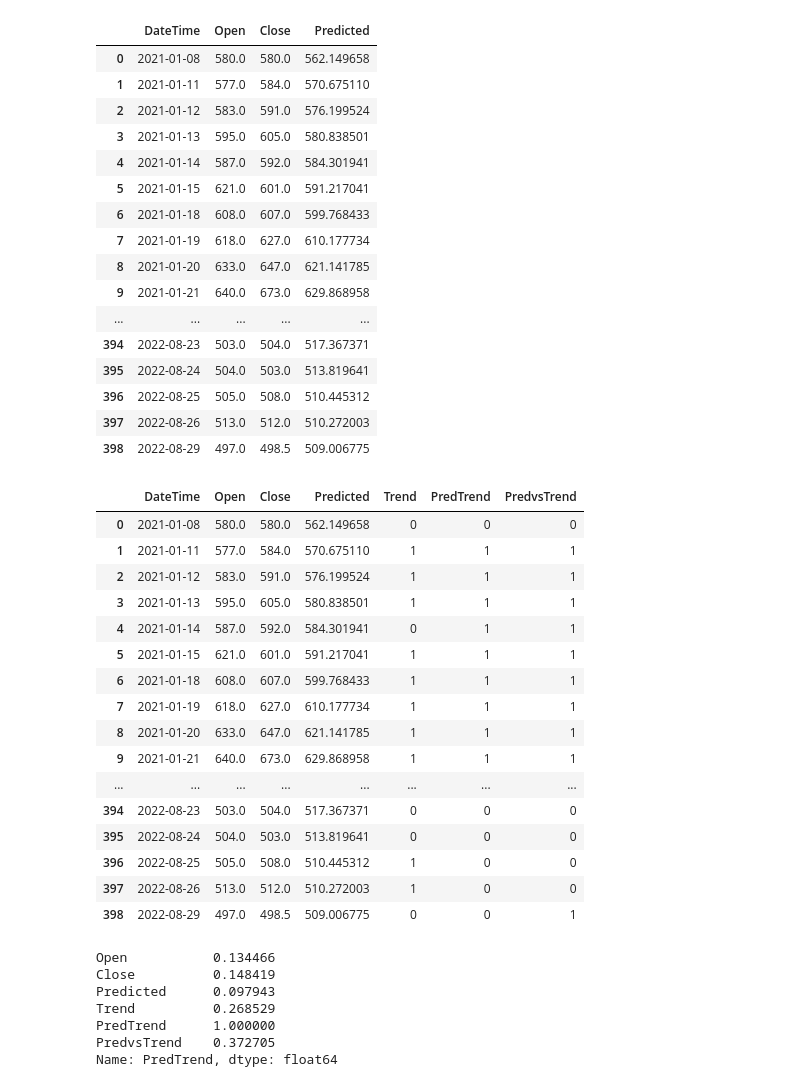
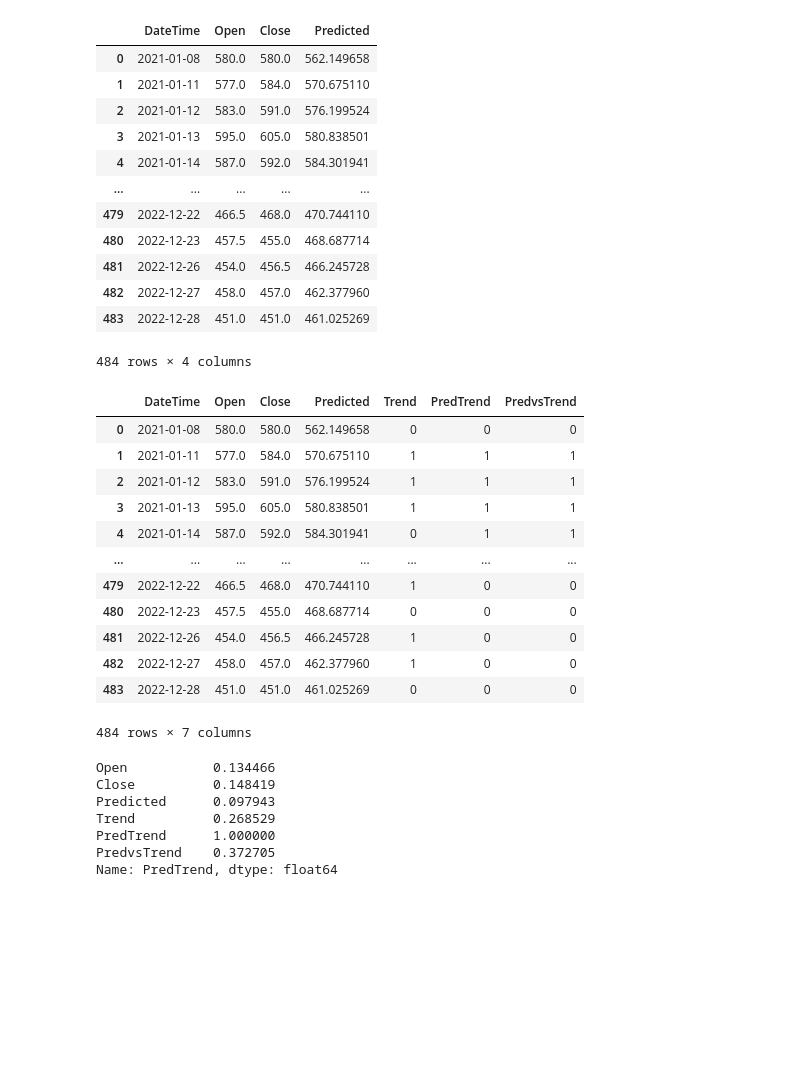
Before and after one commit to mikaiyen/stock-predict, a Jupyter notebook: save/profit.ipynb, the cells around one changed output. Cells and saved outputs as stored; diff of their text form; code cells hidden in the pictures; blank space fills up the shorter version.

```diff
--- a/save/profit.ipynb
+++ b/save/profit.ipynb
@@ -1,29 +1,25 @@
 # %%
 import pandas as pd
 import numpy as np
 pd.set_option('display.max_columns', None)
-pd.set_option('display.max_rows', None)
+# pd.set_option('display.max_rows', None)
 
 test = pd.read_csv('..\source\pred3.csv')
 test
 # %% [output]
 |  | DateTime | Open | Close | Predicted |
 | 0 | 2021-01-08 | 580.0 | 580.0 | 562.149658 |
 | 1 | 2021-01-11 | 577.0 | 584.0 | 570.675110 |
 | 2 | 2021-01-12 | 583.0 | 591.0 | 576.199524 |
 | 3 | 2021-01-13 | 595.0 | 605.0 | 580.838501 |
 | 4 | 2021-01-14 | 587.0 | 592.0 | 584.301941 |
-| 5 | 2021-01-15 | 621.0 | 601.0 | 591.217041 |
-| 6 | 2021-01-18 | 608.0 | 607.0 | 599.768433 |
-| 7 | 2021-01-19 | 618.0 | 627.0 | 610.177734 |
-| 8 | 2021-01-20 | 633.0 | 647.0 | 621.141785 |
-| 9 | 2021-01-21 | 640.0 | 673.0 | 629.868958 |
 | ... | ... | ... | ... | ... |
-| 394 | 2022-08-23 | 503.0 | 504.0 | 517.367371 |
-| 395 | 2022-08-24 | 504.0 | 503.0 | 513.819641 |
-| 396 | 2022-08-25 | 505.0 | 508.0 | 510.445312 |
-| 397 | 2022-08-26 | 513.0 | 512.0 | 510.272003 |
-| 398 | 2022-08-29 | 497.0 | 498.5 | 509.006775 |
+| 479 | 2022-12-22 | 466.5 | 468.0 | 470.744110 |
+| 480 | 2022-12-23 | 457.5 | 455.0 | 468.687714 |
+| 481 | 2022-12-26 | 454.0 | 456.5 | 466.245728 |
+| 482 | 2022-12-27 | 458.0 | 457.0 | 462.377960 |
+| 483 | 2022-12-28 | 451.0 | 451.0 | 461.025269 |
+484 rows × 4 columns
 # %%
 test.loc[test.Close.shift(1) >= test.Close, "Trend"]= 0
 test.loc[test.Close.shift(1) < test.Close, "Trend"]= 1
@@ -42,17 +38,13 @@ test
 | 2 | 2021-01-12 | 583.0 | 591.0 | 576.199524 | 1 | 1 | 1 |
 | 3 | 2021-01-13 | 595.0 | 605.0 | 580.838501 | 1 | 1 | 1 |
 | 4 | 2021-01-14 | 587.0 | 592.0 | 584.301941 | 0 | 1 | 1 |
-| 5 | 2021-01-15 | 621.0 | 601.0 | 591.217041 | 1 | 1 | 1 |
-| 6 | 2021-01-18 | 608.0 | 607.0 | 599.768433 | 1 | 1 | 1 |
-| 7 | 2021-01-19 | 618.0 | 627.0 | 610.177734 | 1 | 1 | 1 |
-| 8 | 2021-01-20 | 633.0 | 647.0 | 621.141785 | 1 | 1 | 1 |
-| 9 | 2021-01-21 | 640.0 | 673.0 | 629.868958 | 1 | 1 | 1 |
 | ... | ... | ... | ... | ... | ... | ... | ... |
-| 394 | 2022-08-23 | 503.0 | 504.0 | 517.367371 | 0 | 0 | 0 |
-| 395 | 2022-08-24 | 504.0 | 503.0 | 513.819641 | 0 | 0 | 0 |
-| 396 | 2022-08-25 | 505.0 | 508.0 | 510.445312 | 1 | 0 | 0 |
-| 397 | 2022-08-26 | 513.0 | 512.0 | 510.272003 | 1 | 0 | 0 |
-| 398 | 2022-08-29 | 497.0 | 498.5 | 509.006775 | 0 | 0 | 1 |
+| 479 | 2022-12-22 | 466.5 | 468.0 | 470.744110 | 1 | 0 | 0 |
+| 480 | 2022-12-23 | 457.5 | 455.0 | 468.687714 | 0 | 0 | 0 |
+| 481 | 2022-12-26 | 454.0 | 456.5 | 466.245728 | 1 | 0 | 0 |
+| 482 | 2022-12-27 | 458.0 | 457.0 | 462.377960 | 1 | 0 | 0 |
+| 483 | 2022-12-28 | 451.0 | 451.0 | 461.025269 | 0 | 0 | 0 |
+484 rows × 7 columns
 # %%
 test.corr()['PredTrend']
 # %% [output]
```
Also changed, not shown: parts of 4 cells of this notebook, 26 other files.
